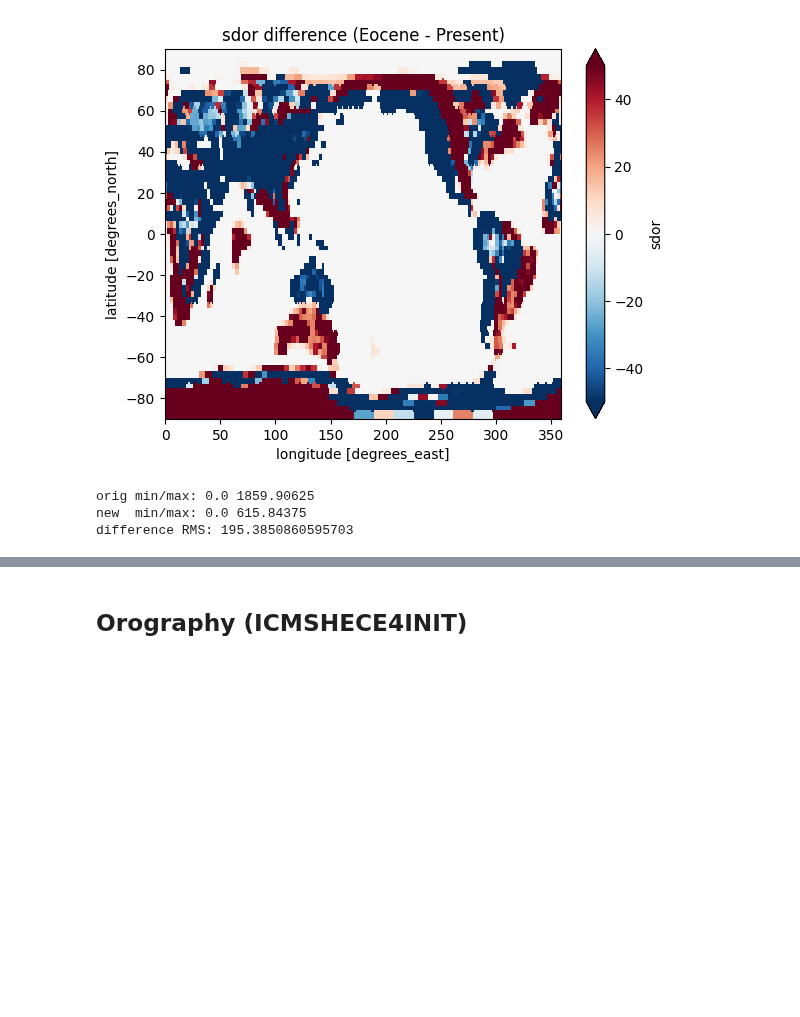
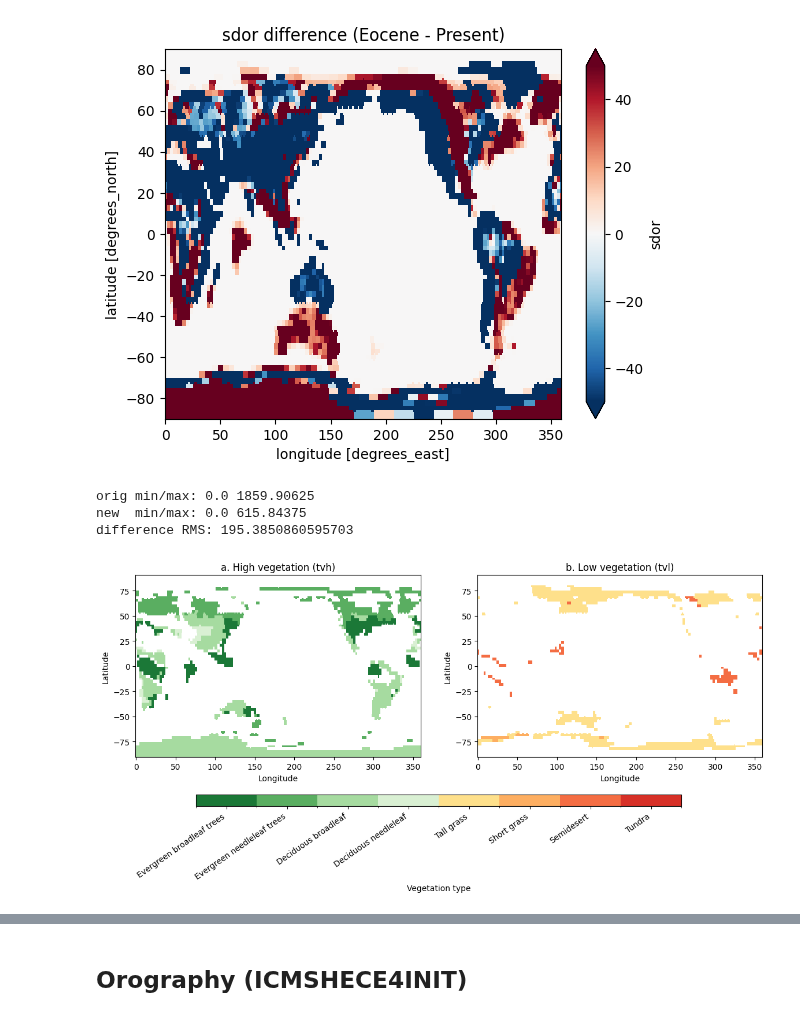
Before and after one commit to asozza/ecearth-quests, a Jupyter notebook: epochal/OIFS/modify_oifs.ipynb, the cells around one changed output, grey strips where cells are left out. Drawn from its saved outputs; the diff is of its cells as text; code cells hidden in the pictures; blank space fills up the shorter version.

```diff
--- a/epochal/OIFS/modify_oifs.ipynb
+++ b/epochal/OIFS/modify_oifs.ipynb
@@ -278,3 +278,83 @@ print("difference RMS:",
 orig min/max: 0.0 1859.90625
 new  min/max: 0.0 615.84375
 difference RMS: 195.3850860595703
+# %%
+import numpy as np
+import matplotlib.pyplot as plt
+from matplotlib.colors import ListedColormap, BoundaryNorm
+
+def plot_veg_classes(gribfile):
+
+    tvl = load_grib_var_spec(gribfile, "tvl").squeeze()
+    tvh = load_grib_var_spec(gribfile, "tvh").squeeze()
+    lsm = load_grib_var_spec(gribfile, "lsm").squeeze()
+
+    # mask ocean
+    tvl = tvl.where(lsm > 0)
+    tvh = tvh.where(lsm > 0)
+
+    # mask "no vegetation of this type" (value = 0)
+    tvl = tvl.where(tvl != 0)
+    tvh = tvh.where(tvh != 0)
+
+    classes = [1,2,3,4,5,6,7,8]
+
+    labels = {
+        1: "Evergreen broadleaf trees",
+        2: "Evergreen needleleaf trees",
+        3: "Deciduous broadleaf",
+        4: "Deciduous needleleaf",
+        5: "Tall grass",
+        6: "Short grass",
+        7: "Semidesert",
+        8: "Tundra"
+    }
+
+    colors = [
+        "#1b7837",
+        "#5aae61",
+        "#a6dba0",
+        "#d9f0d3",
+        "#fee08b",
+        "#fdae61",
+        "#f46d43",
+        "#d73027",
+    ]
+
+    cmap = ListedColormap(colors)
+    cmap.set_bad("white")   # masked values appear white
+
+    bounds = np.arange(0.5, 9.5, 1)
+    norm = BoundaryNorm(bounds, cmap.N)
+
+    fig, ax = plt.subplots(1,2, figsize=(14,5))
+
+    im1 = tvh.plot(ax=ax[0], cmap=cmap, norm=norm, add_colorbar=False)
+    im2 = tvl.plot(ax=ax[1], cmap=cmap, norm=norm, add_colorbar=False)
+
+    ax[0].set_title("a. High vegetation (tvh)")
+    ax[1].set_title("b. Low vegetation (tvl)")
+
+    for a in ax:
+        a.set_xlabel("Longitude")
+        a.set_ylabel("Latitude")
+
+    # leave space for colorbar
+    fig.subplots_adjust(bottom=0.25)
+
+    cax = fig.add_axes([0.2, 0.08, 0.6, 0.04])
+
+    cbar = fig.colorbar(im2, cax=cax, orientation="horizontal")
+    cbar.set_ticks(classes)
+    cbar.set_ticklabels([labels[i] for i in classes])
+    cbar.set_label("Vegetation type")
+
+    cbar.ax.set_xticklabels([labels[i] for i in classes], rotation=35, ha="right")
+
+    plt.show()
+
+
+new = os.path.join(eocene.odir_init, "ICMGGECE4INIT")
+plot_veg_classes(new)
+# %% [output]
+[figure, added]
```
Also changed, not shown: parts of 2 cells of this notebook, 2 other files.
